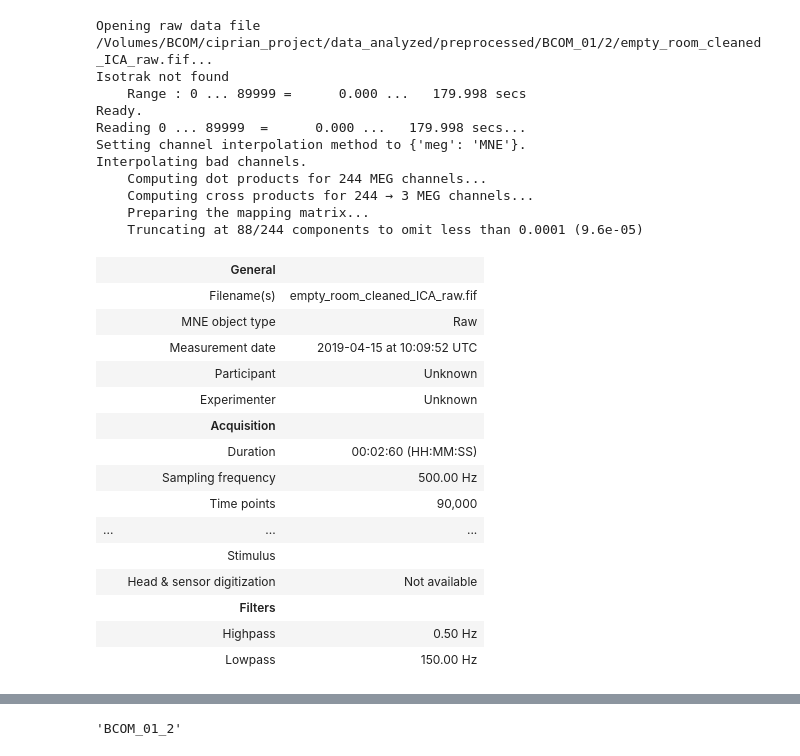
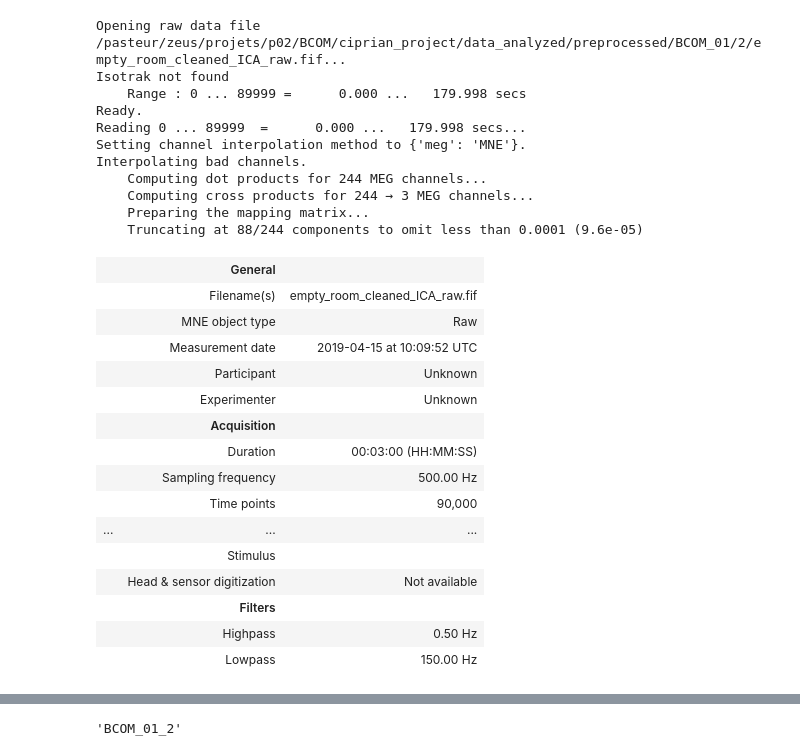
Before and after one commit to CEBangu/MEG-Decoding, a Jupyter notebook: beamforming.ipynb, the cells around one changed output, grey strips where cells are left out. Drawn from its saved outputs; the diff is of its cells as text; code cells hidden in the pictures.

```diff
--- a/beamforming.ipynb
+++ b/beamforming.ipynb
@@ -12,32 +11,35 @@ from wavelets import *
 import matplotlib.pyplot as plt
+# %%
+root_local = "/Volumes/BCOM"
+root_server = "/pasteur/zeus/projets/p02/BCOM"
 # %%
 empty_room = mne.io.read_raw_fif(
-    "/Volumes/BCOM/ciprian_project/data_analyzed/preprocessed/BCOM_01/2/empty_room_cleaned_ICA_raw.fif",
+    os.path.join(root_server, "ciprian_project/data_analyzed/preprocessed/BCOM_01/2/empty_room_cleaned_ICA_raw.fif"),
     preload=True
     )
 empty_room.info['bads']
 bad_loc_channel = "MEG 173"
 empty_room.interpolate_bads(exclude=[bad_loc_channel], origin=(0., 0., 0.))
 # %% [output]
-Opening raw data file /Volumes/BCOM/ciprian_project/data_analyzed/preprocessed/BCOM_01/2/empty_room_cleaned_ICA_raw.fif...
+Opening raw data file /pasteur/zeus/projets/p02/BCOM/ciprian_project/data_analyzed/preprocessed/BCOM_01/2/empty_room_cleaned_ICA_raw.fif...
 Isotrak not found
     Range : 0 ... 89999 =      0.000 ...   179.998 secs
 Ready.
 Reading 0 ... 89999  =      0.000 ...   179.998 secs...
 Setting channel interpolation method to {'meg': 'MNE'}.
 Interpolating bad channels.
     Computing dot products for 244 MEG channels...
     Computing cross products for 244 → 3 MEG channels...
     Preparing the mapping matrix...
     Truncating at 88/244 components to omit less than 0.0001 (9.6e-05)
 |  | General |  |
 |  | Filename(s) | empty_room_cleaned_ICA_raw.fif |
 |  | MNE object type | Raw |
 |  | Measurement date | 2019-04-15 at 10:09:52 UTC |
 |  | Participant | Unknown |
 |  | Experimenter | Unknown |
 |  | Acquisition |  |
-|  | Duration | 00:02:60 (HH:MM:SS) |
+|  | Duration | 00:03:00 (HH:MM:SS) |
 |  | Sampling frequency | 500.00 Hz |
 |  | Time points | 90,000 |
 | ... | ... | ... |
```
Also changed, not shown: parts of 12 cells of this notebook.
